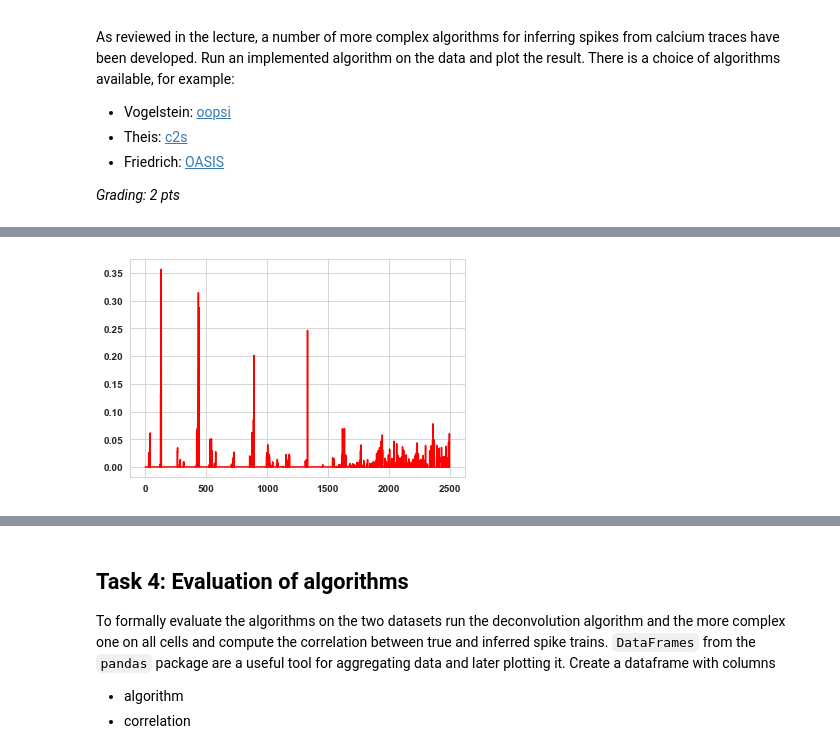
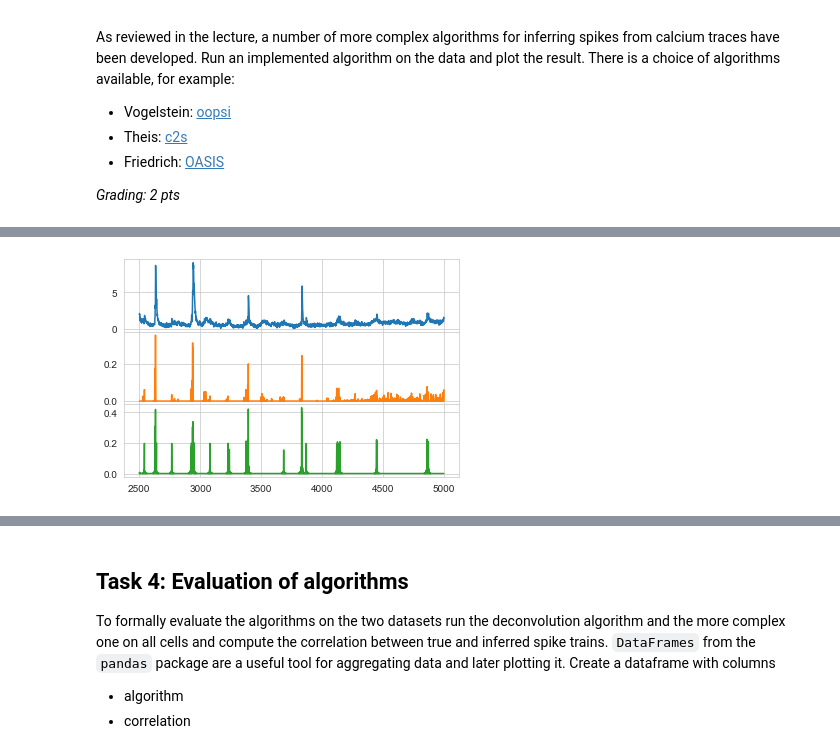
Before and after one commit to mdittschar/NDS, a Jupyter notebook: CodingLab4.ipynb, the cells around one changed output, grey strips where cells are left out. Saved outputs shown, nothing was run; the diff lists cells and outputs as text; code cells hidden in the pictures.

```diff
--- a/CodingLab4.ipynb
+++ b/CodingLab4.ipynb
@@ -237,17 +299,26 @@ GCamP_d, GCamP_Cz = oopsi.fast(gcamp_calcium[5], dt=0.04, iter_max=6)
 # %%
 fig = plt.figure(figsize=(6,4))
 
 # ---------------------------------------------
 # Plot the results for the GCamp Cell (0.5 pts)
 # ---------------------------------------------
 
-plt.plot(GCamP_d[2500:5000], color="red", linewidth=1.5)
+#plt.plot, color="red", linewidth=1.5)
 #plt.plot(ogb_calcium[4][2500:5000])
 #plt.plot(ogb_spikes[4][2500:5000], color="#ff7f0e")
+gs4 = fig.add_gridspec(3,1, height_ratios=[.3,.3,.3] ,hspace=0)
+
+ax1 = fig.add_subplot(gs4[0, 0])
+ax2 = fig.add_subplot(gs4[1, 0])
+ax3 = fig.add_subplot(gs4[2, 0])
+
+ax1.plot(gcamp_calcium[5][2500:5000], color="tab:blue")
+ax2.plot(GCamP_d[2500:5000],color= 'tab:orange')
+ax3.plot(gcamp_spikes[5][2500:5000], color= 'tab:green')
 
 plt.show()
 # %% [output]
-[figure, old version]
+[figure, new version]
 # %% [markdown]
 ![fig_cl4_t3_1](embedded-picture-1)
 # %% [markdown]
```
Also changed, not shown: parts of 8 cells of this notebook.
